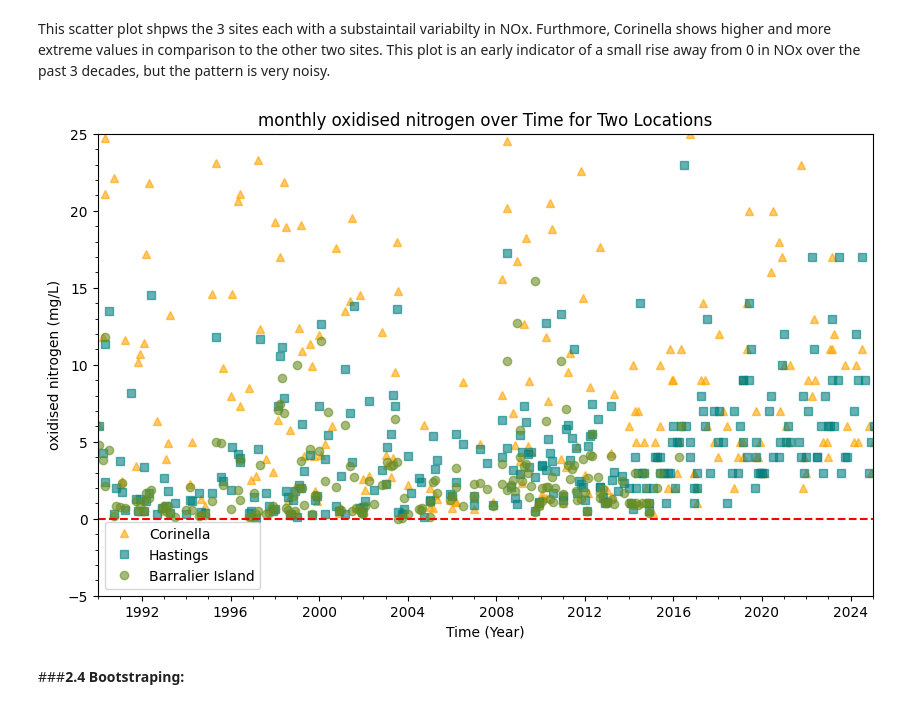
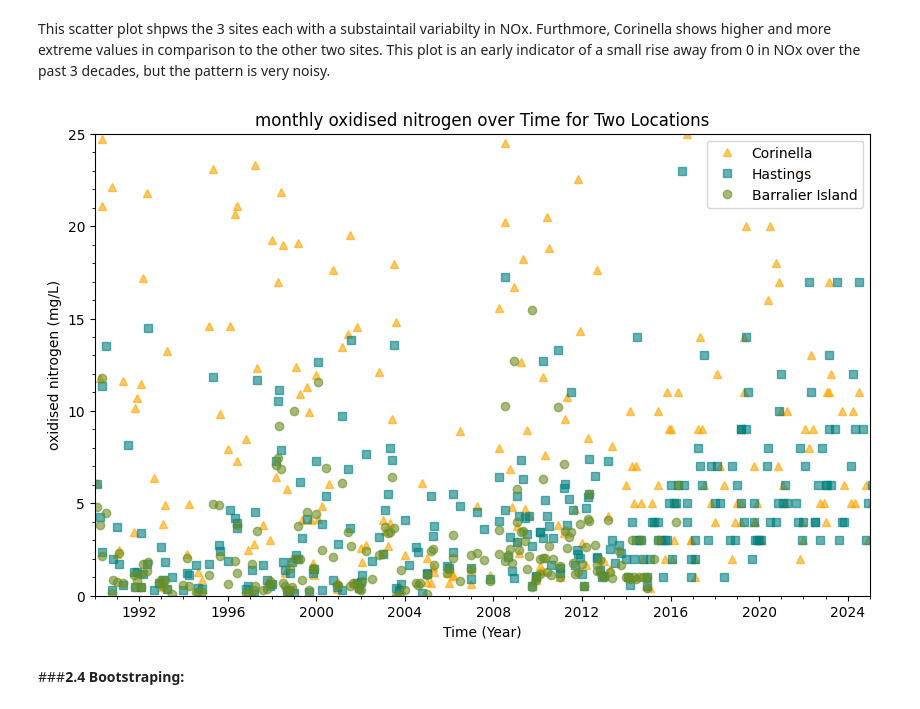
Before and after one commit to me1-3/Emsc2010-A3, a Jupyter notebook: Copy_of_a3_oxidised_nitrogen.ipynb, the cells around one changed output. Saved outputs shown, nothing was run; the diff lists cells and outputs as text; code cells hidden in the pictures.

```diff
--- a/Copy_of_a3_oxidised_nitrogen.ipynb
+++ b/Copy_of_a3_oxidised_nitrogen.ipynb
@@ -201,33 +201,32 @@ This scatter plot shpws the 3 sites each with a substaintail variabilty in NOx.
 # %%
 #Intial scatter plot of NOx over time - all 3 sites combined
 
 #Assign each site a colour and symbol
 colors = ["orange", "teal", "olivedrab"]
 symbols =  ["^", "s", "o"]
 
 #Scatter plot :)
 plt.figure(figsize=(10, 6))
 for loc, c, marker in zip([loc_1, loc_2, loc_3], colors, symbols):
     subset = data[data[loc_col] == loc]
     plt.plot(subset[x_col],
              subset[y_col],
              marker,
              alpha=0.6,
              color=c,
              label=loc)
 
 plt.gca().xaxis.set_major_locator(MaxNLocator(integer=True))
 plt.xlabel("Time (Year)")
 plt.ylabel("oxidised nitrogen (mg/L)")
 plt.legend()
-plt.ylim(-5, 25)
+plt.ylim(0, 25) #you cant get negatives
 plt.xlim(1990, 2025)
 plt.minorticks_on()
 plt.title("monthly oxidised nitrogen over Time for Two Locations")
-plt.axhline(y=0, linestyle ="--",  color="red")
 plt.show()
 # %% [output]
-[figure, old version]
+[figure, new version]
 # %% [markdown]
 ###**2.4 Bootstraping:**
 # %% [markdown]
```
Also changed, not shown: parts of 34 cells of this notebook.
